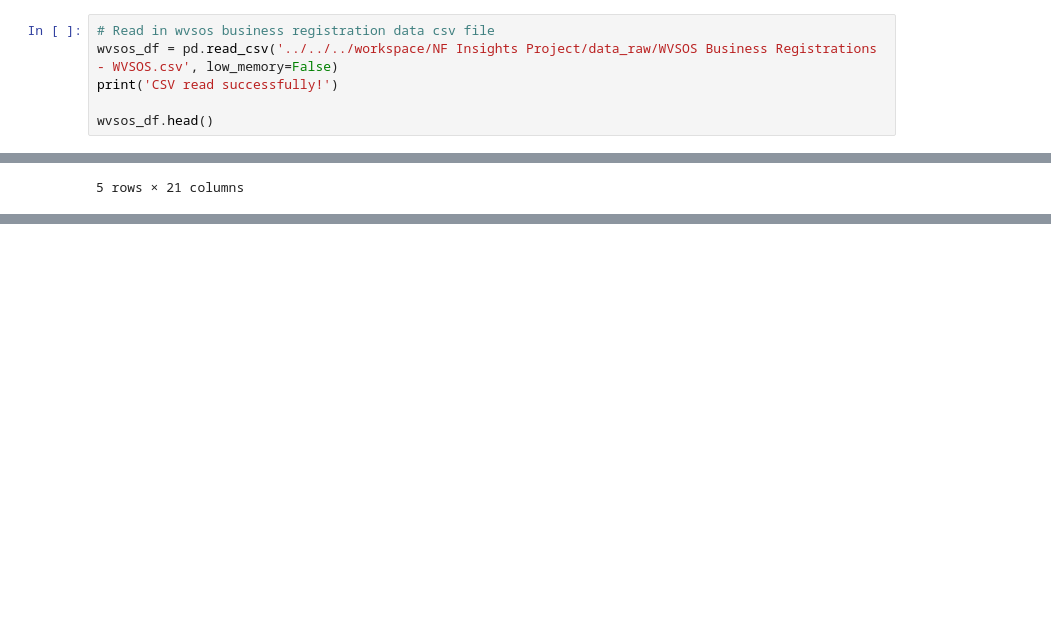
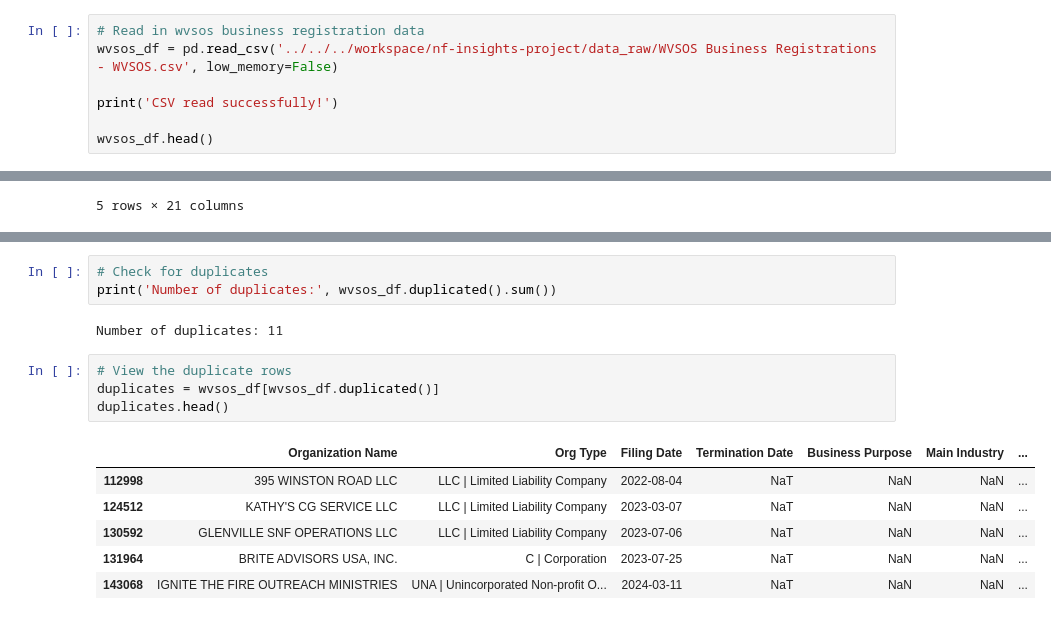
Before and after one commit to bgizzle78/nf-insights-project, a Jupyter notebook: notebooks/wvsos_business_registrations_cleaning.ipynb, the cells around one changed output, grey strips where cells are left out. Drawn from its saved outputs; the diff is of its cells as text; blank space fills up the shorter version.

```diff
--- a/notebooks/wvsos_business_registrations_cleaning.ipynb
+++ b/notebooks/wvsos_business_registrations_cleaning.ipynb
@@ -6,6 +10,7 @@ import pandas as pd
 # %%
-# Read in wvsos business registration data csv file
-wvsos_df = pd.read_csv('../../../workspace/NF Insights Project/data_raw/WVSOS Business Registrations - WVSOS.csv', low_memory=False)
+# Read in wvsos business registration data
+wvsos_df = pd.read_csv('../../../workspace/nf-insights-project/data_raw/WVSOS Business Registrations - WVSOS.csv', low_memory=False)
+
 print('CSV read successfully!')
 
 wvsos_df.head()
@@ -114,3 +150,19 @@ wvsos_df.head()
+# %%
+# Check for duplicates
+print('Number of duplicates:', wvsos_df.duplicated().sum())
+# %% [output]
+Number of duplicates: 11
+# %%
+# View the duplicate rows
+duplicates = wvsos_df[wvsos_df.duplicated()]
+duplicates.head()
+# %% [output]
+|  | Organization Name | Org Type | Filing Date | Termination Date | Business Purpose | Main Industry | ... |
+| 112998 | 395 WINSTON ROAD LLC | LLC | Limited Liability Company | 2022-08-04 | NaT | NaN | NaN | ... |
+| 124512 | KATHY'S CG SERVICE LLC | LLC | Limited Liability Company | 2023-03-07 | NaT | NaN | NaN | ... |
+| 130592 | GLENVILLE SNF OPERATIONS LLC | LLC | Limited Liability Company | 2023-07-06 | NaT | NaN | NaN | ... |
+| 131964 | BRITE ADVISORS USA, INC. | C | Corporation | 2023-07-25 | NaT | NaN | NaN | ... |
+| 143068 | IGNITE THE FIRE OUTREACH MINISTRIES | UNA | Unincorporated Non-profit O... | 2024-03-11 | NaT | NaN | NaN | ... |
 # %%
 # Extract year and month from Filing Date
 wvsos_df['Filing Year'] = wvsos_df['Filing Date'].dt.year.astype('Int64')
```
Also changed, not shown: parts of 13 cells of this notebook, 4 other files.
